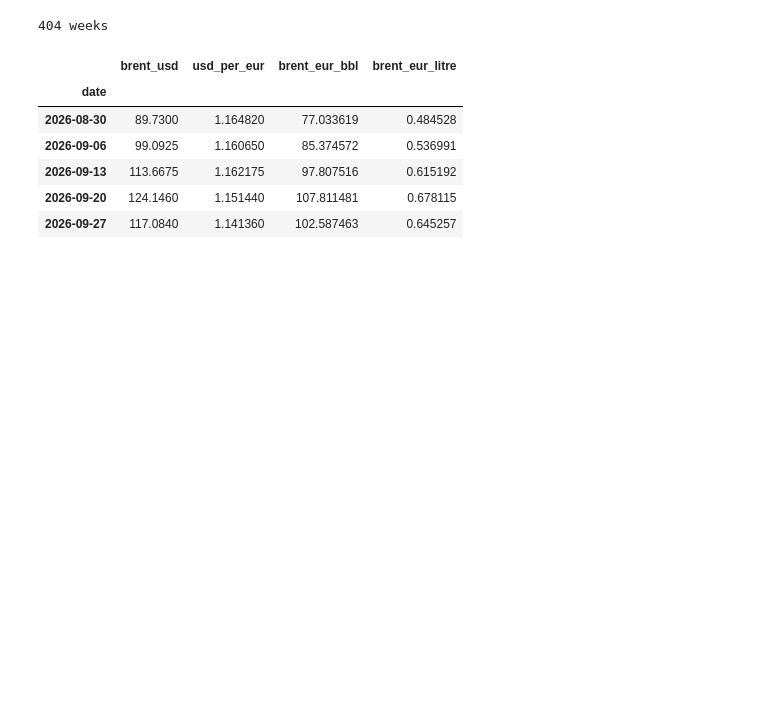
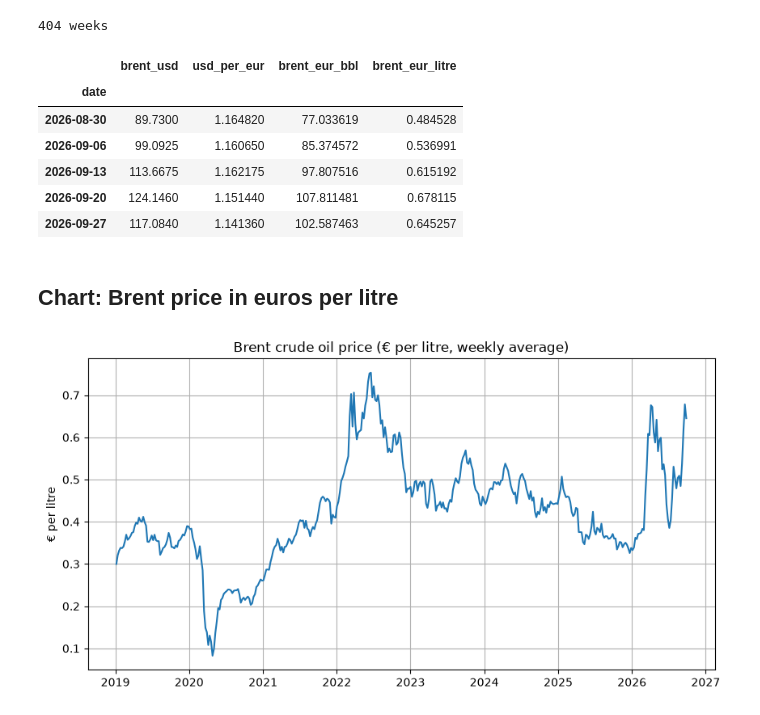
Before and after one commit to josepaulonunes/fuel-prices-portugal, a Jupyter notebook: notebooks/01_brent.ipynb, the cells around one changed output. Cells and saved outputs as stored; diff of their text form; code cells hidden in the pictures; blank space fills up the shorter version.

Commit message:
Add chart of weekly Brent price in EUR per litre

```diff
--- a/notebooks/01_brent.ipynb
+++ b/notebooks/01_brent.ipynb
@@ -57,3 +57,18 @@ weekly.tail()
 | 2026-09-13 | 113.6675 | 1.162175 | 97.807516 | 0.615192 |
 | 2026-09-20 | 124.1460 | 1.151440 | 107.811481 | 0.678115 |
 | 2026-09-27 | 117.0840 | 1.141360 | 102.587463 | 0.645257 |
+# %% [markdown]
+## Chart: Brent price in euros per litre
+# %%
+# Draw the weekly Brent price in euros per litre
+plt.figure(figsize=(10, 5))
+plt.plot(weekly.index, weekly["brent_eur_litre"])
+plt.title("Brent crude oil price (€ per litre, weekly average)")
+plt.ylabel("€ per litre")
+plt.grid(True)
+
+# Save the chart in the figures folder and show it
+plt.savefig("../figures/brent_eur_litre.png")
+plt.show()
+# %% [output]
+[figure, added]
```
Also changed, not shown: 1 other file.
